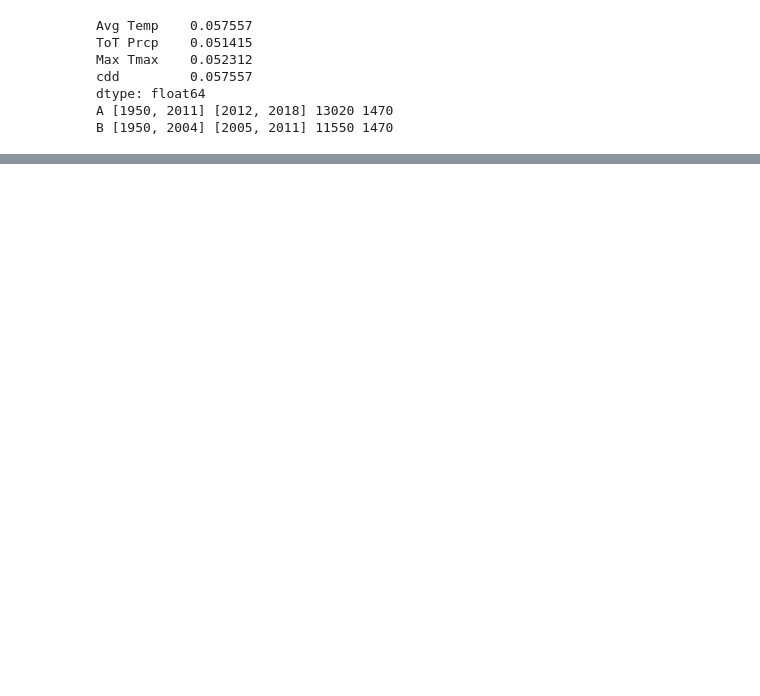
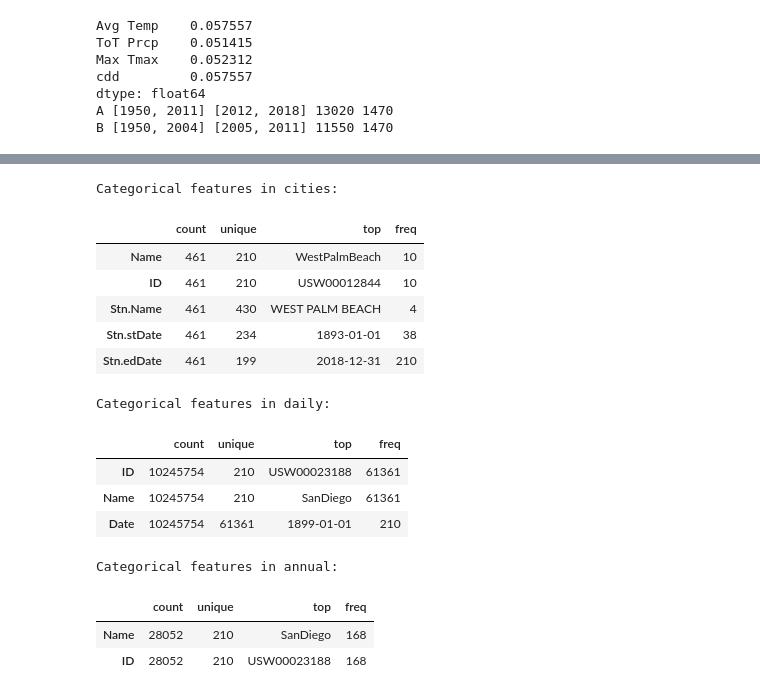
Before and after one commit to AshvinAA/ClimateRiskIntelligence, a Jupyter notebook: climateriskintelligence.ipynb, the cells around one changed output, grey strips where cells are left out. Cells and saved outputs as stored; diff of their text form; code cells hidden in the pictures; blank space fills up the shorter version.

Commit message:
categorical features

```diff
--- a/climateriskintelligence.ipynb
+++ b/climateriskintelligence.ipynb
@@ -101,3 +101,32 @@ numerical_data3.describe().T
 | Max 5-day P | 28052.0 | 3.846556 | 2.239479 | 0.0000 | 2.4300 | 3.5150 | 4.8500 | 31.2600 |
 | Wet Days | 28052.0 | 18.740676 | 10.508595 | 0.0000 | 11.2500 | 17.8400 | 24.9700 | 73.9600 |
 | cdd | 26846.0 | 1297.381312 | 975.301049 | 0.0000 | 567.6250 | 1009.5000 | 1855.5000 | 5538.7500 |
+# %%
+# collect the categorical features of each dataset
+datasets = {"cities": cities, "daily": daily, "annual": annual}
+categorical_features = {}
+for name, dataset in datasets.items():
+    print(f"Categorical features in {name}:")
+    categorical_data = dataset.select_dtypes(include=["object", "str"])
+    categorical_features[name] = categorical_data.columns.tolist()
+    if categorical_data.empty:
+        print("  (none)")
+    else:
+        display(categorical_data.describe().T)
+# %% [output]
+Categorical features in cities:
+|  | count | unique | top | freq |
+| Name | 461 | 210 | WestPalmBeach | 10 |
+| ID | 461 | 210 | USW00012844 | 10 |
+| Stn.Name | 461 | 430 | WEST PALM BEACH | 4 |
+| Stn.stDate | 461 | 234 | 1893-01-01 | 38 |
+| Stn.edDate | 461 | 199 | 2018-12-31 | 210 |
+Categorical features in daily:
+|  | count | unique | top | freq |
+| ID | 10245754 | 210 | USW00023188 | 61361 |
+| Name | 10245754 | 210 | SanDiego | 61361 |
+| Date | 10245754 | 61361 | 1899-01-01 | 210 |
+Categorical features in annual:
+|  | count | unique | top | freq |
+| Name | 28052 | 210 | SanDiego | 168 |
+| ID | 28052 | 210 | USW00023188 | 168 |
```
